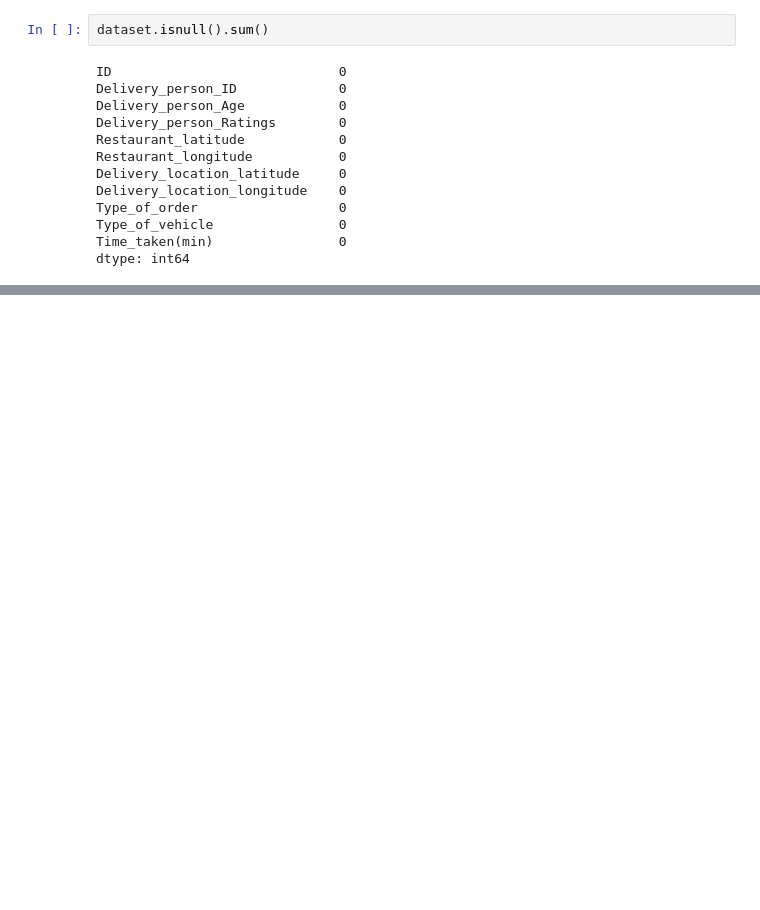
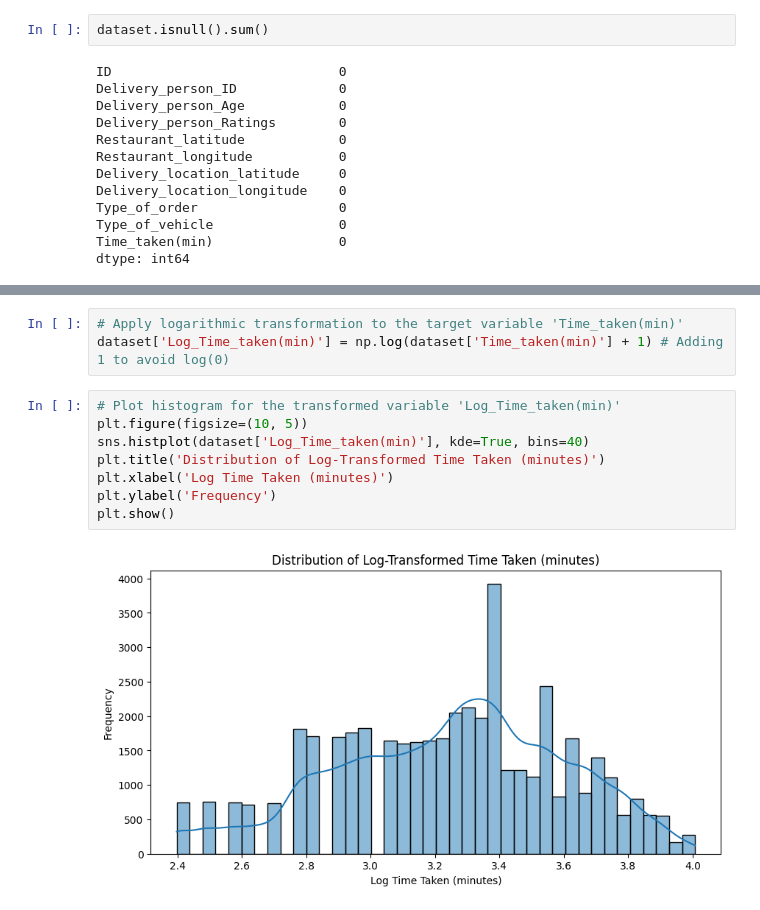
Before and after one commit to Darknight47/Data-Science-Projects-03, a Jupyter notebook: Food_Delivery_Time_Prediction.ipynb, the cells around one changed output, grey strips where cells are left out. Drawn from its saved outputs; the diff is of its cells as text; blank space fills up the shorter version.

```diff
--- a/Food_Delivery_Time_Prediction.ipynb
+++ b/Food_Delivery_Time_Prediction.ipynb
@@ -48,0 +78,13 @@ dtype: int64
+# %%
+# Apply logarithmic transformation to the target variable 'Time_taken(min)'
+dataset['Log_Time_taken(min)'] = np.log(dataset['Time_taken(min)'] + 1) # Adding 1 to avoid log(0)
+# %%
+# Plot histogram for the transformed variable 'Log_Time_taken(min)'
+plt.figure(figsize=(10, 5))
+sns.histplot(dataset['Log_Time_taken(min)'], kde=True, bins=40)
+plt.title('Distribution of Log-Transformed Time Taken (minutes)')
+plt.xlabel('Log Time Taken (minutes)')
+plt.ylabel('Frequency')
+plt.show()
+# %% [output]
+[figure, added]
```
Also changed, not shown: parts of 9 cells of this notebook.
